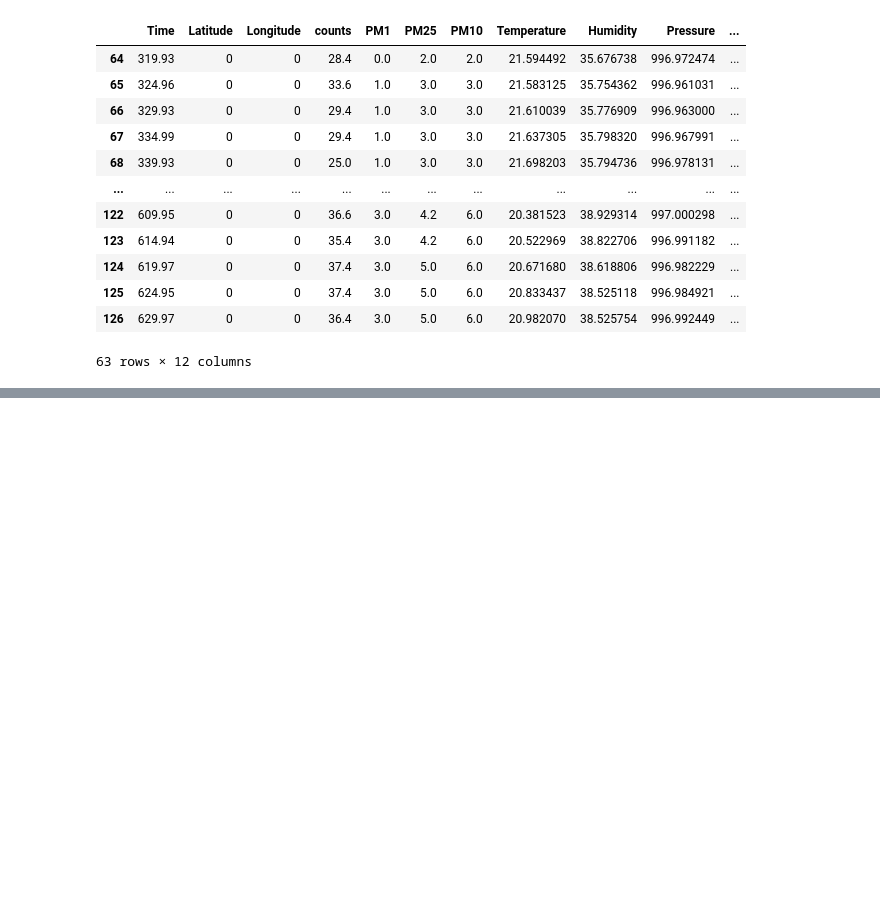
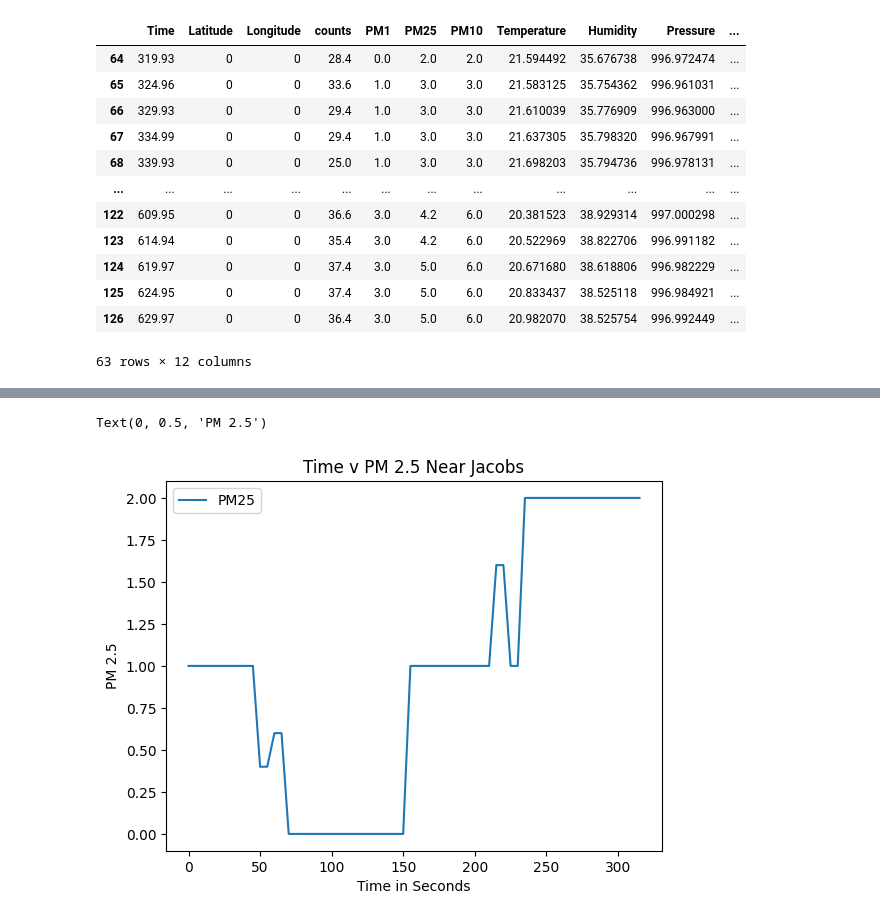
Before and after one commit to Gish-Sky/E11_LabWork, a Jupyter notebook: hw10.ipynb, the cells around one changed output, grey strips where cells are left out. Saved outputs shown, nothing was run; the diff lists cells and outputs as text; code cells hidden in the pictures; blank space fills up the shorter version.

```diff
--- a/hw10.ipynb
+++ b/hw10.ipynb
@@ -81,0 +100,8 @@ pt2
+# %%
+pt1.plot('Time', 'PM25')
+plt.title("Time v PM 2.5 Near Jacobs")
+plt.xlabel("Time in Seconds")
+plt.ylabel("PM 2.5")
+# %% [output]
+Text(0, 0.5, 'PM 2.5')
+[figure, added]
```
Also changed, not shown: parts of 6 cells of this notebook.
